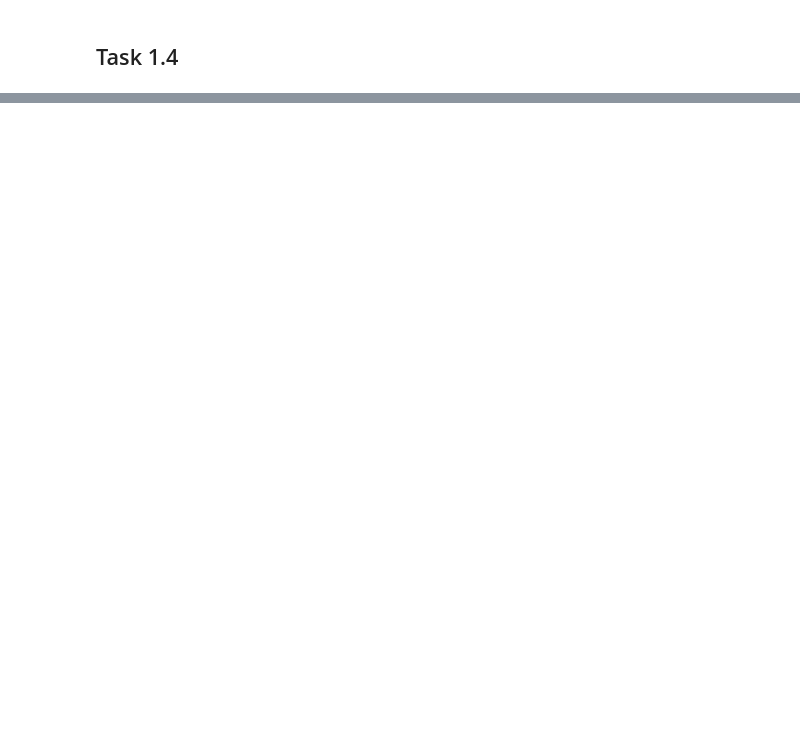
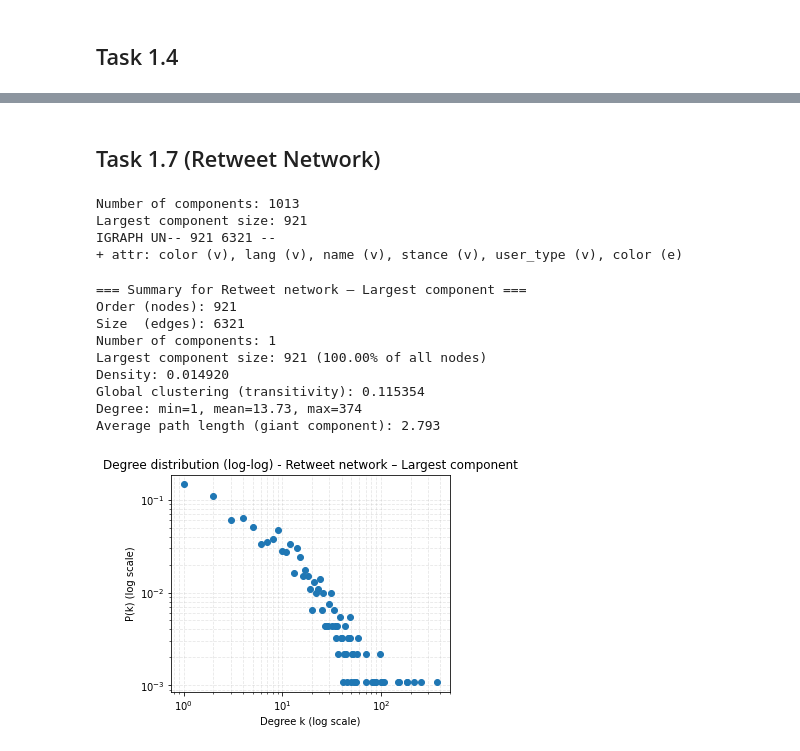
Before and after one commit to noddleslee/Social-data-mining, a Jupyter notebook: Lab1_Social_Network_Analysis/part1_network_exploration.ipynb, the cells around one changed output, grey strips where cells are left out. Cells and saved outputs as stored; diff of their text form; code cells hidden in the pictures; blank space fills up the shorter version.

```diff
--- a/Lab1_Social_Network_Analysis/part1_network_exploration.ipynb
+++ b/Lab1_Social_Network_Analysis/part1_network_exploration.ipynb
@@ -336,0 +568,34 @@ Saving plot to: ../output/reply_network_giant_nodelink.png
+# %% [markdown]
+## Task 1.7 (Retweet Network)
+# %%
+# 选取 retweet network
+g = g_rt
+
+# 找到所有连通分量
+components = g.components()
+
+print(f"Number of components: {len(components)}")
+sizes = [len(c) for c in components]
+print(f"Largest component size: {max(sizes)}")
+
+# 提取最大连通分量 (giant component)
+giant = components.giant()
+print(giant.summary())
+# %% [output]
+Number of components: 1013
+Largest component size: 921
+IGRAPH UN-- 921 6321 --
++ attr: color (v), lang (v), name (v), stance (v), user_type (v), color (e)
+# %%
+summarize_graph(giant, name="Retweet network – Largest component")
+# %% [output]
+=== Summary for Retweet network – Largest component ===
+Order (nodes): 921
+Size  (edges): 6321
+Number of components: 1
+Largest component size: 921 (100.00% of all nodes)
+Density: 0.014920
+Global clustering (transitivity): 0.115354
+Degree: min=1, mean=13.73, max=374
+Average path length (giant component): 2.793
+[figure, added]
```
Also changed, not shown: parts of 15 cells of this notebook.
